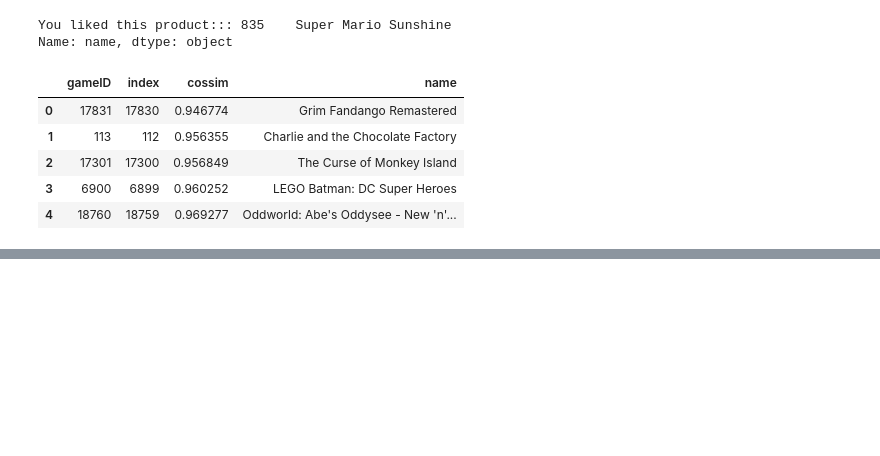
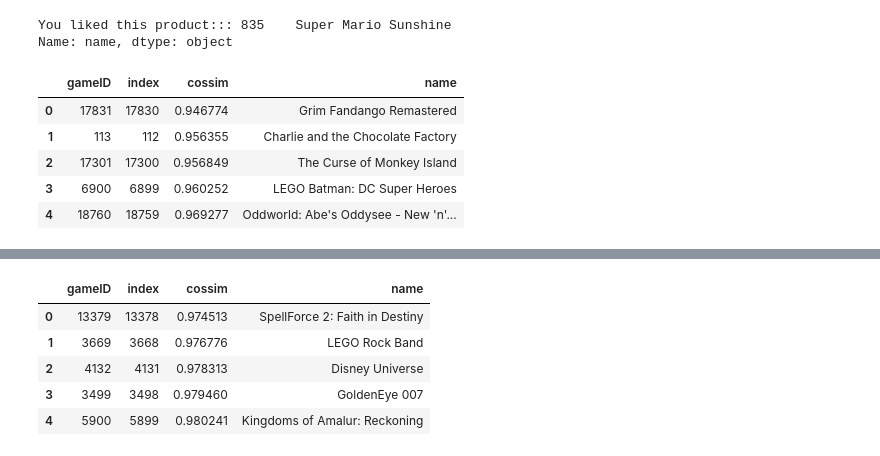
Before and after one commit to Steeefan/nycdsa-proj-04, a Jupyter notebook: code/content/doc2vec.ipynb, the cells around one changed output, grey strips where cells are left out. Drawn from its saved outputs; the diff is of its cells as text; code cells hidden in the pictures; blank space fills up the shorter version.

```diff
--- a/code/content/doc2vec.ipynb
+++ b/code/content/doc2vec.ipynb
@@ -444,0 +366,10 @@ Name: name, dtype: object
+# %%
+# summary - products_dataset: summary_docs, inputs: model_summary.docvecs
+recommend(gameID, 5,summary_docs , model_summary.docvecs)
+# %% [output]
+|  | gameID | index | cossim | name |
+| 0 | 13379 | 13378 | 0.974513 | SpellForce 2: Faith in Destiny |
+| 1 | 3669 | 3668 | 0.976776 | LEGO Rock Band |
+| 2 | 4132 | 4131 | 0.978313 | Disney Universe |
+| 3 | 3499 | 3498 | 0.979460 | GoldenEye 007 |
+| 4 | 5900 | 5899 | 0.980241 | Kingdoms of Amalur: Reckoning |
```
Also changed, not shown: parts of 21 cells of this notebook.
